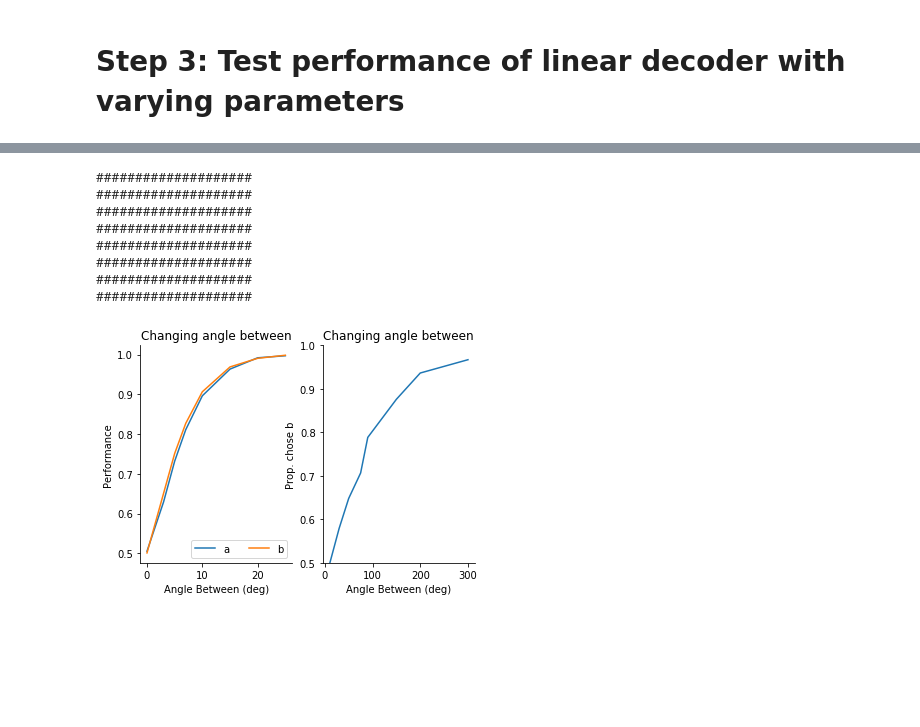
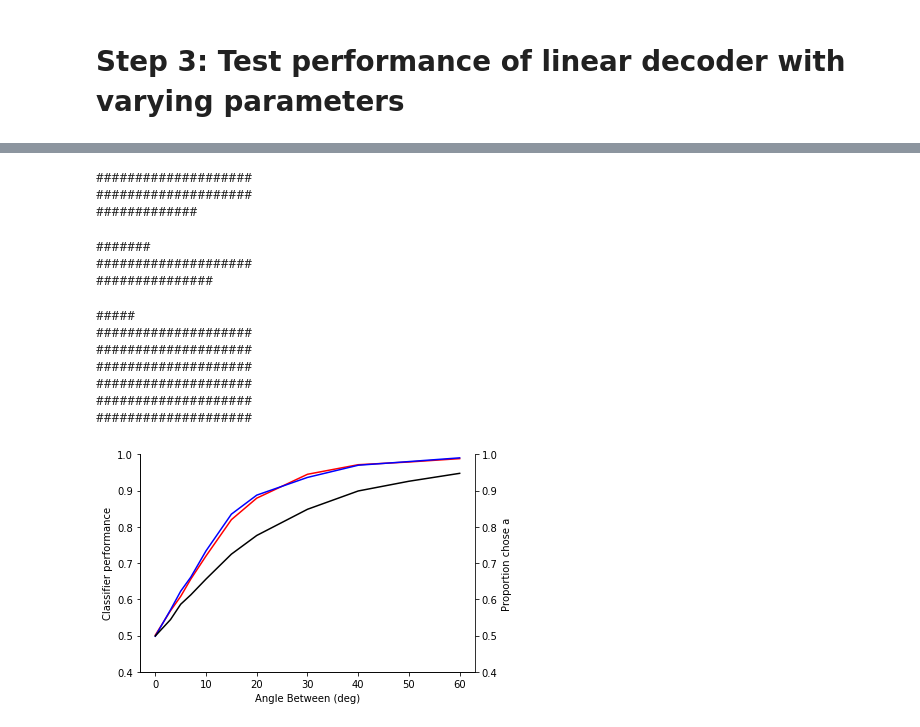
Before and after one commit to chacker17/CSHL22_courseProject, a Jupyter notebook: Multiplexing and population codes.ipynb, the cells around one changed output, grey strips where cells are left out. Cells and saved outputs as stored; diff of their text form; code cells hidden in the pictures; blank space fills up the shorter version.

```diff
--- a/Multiplexing and population codes.ipynb
+++ b/Multiplexing and population codes.ipynb
@@ -184,10 +182,10 @@ default_theta = 10 # angle between vectors a and b (deg)
 # %%
-num_units_range = [10, 30, 50, 75, 90, 150, 200, 300]
-perf_by_units_a = np.empty((len(num_units_range),))
-perf_by_units_b = np.empty((len(num_units_range),))
-prop_b_by_units = np.empty((len(num_units_range),))
-for i in range(0, len(num_units_range)):
-    mean_perf_a, mean_perf_b, prop_b = cross_validated_decoder(default_num_pres, num_units_range[i], default_prop_maj, default_theta)
-    perf_by_units_a[i] = np.nanmean(mean_perf_a)
-    perf_by_units_b[i] = np.nanmean(mean_perf_b)
-    prop_b_by_units[i] = np.nanmean(prop_b)
+# num_units_range = [10, 30, 50, 75, 90, 150, 200, 300]
+# perf_by_units_a = np.empty((len(num_units_range),))
+# perf_by_units_b = np.empty((len(num_units_range),))
+# prop_b_by_units = np.empty((len(num_units_range),))
+# for i in range(0, len(num_units_range)):
+#     mean_perf_a, mean_perf_b, prop_b = cross_validated_decoder(default_num_pres, num_units_range[i], default_prop_maj, default_theta)
+#     perf_by_units_a[i] = np.nanmean(mean_perf_a)
+#     perf_by_units_b[i] = np.nanmean(mean_perf_b)
+#     prop_b_by_units[i] = np.nanmean(prop_b)
@@ -230,5 +218,5 @@ plt.show()
 # %%
-theta_range = [0, 3, 5, 7, 10, 15, 20, 25]
+theta_range = [0, 3, 5, 7, 10, 15, 20, 30, 40, 50, 60]
 perf_by_units_a = np.empty((len(theta_range),))
 perf_by_units_b = np.empty((len(theta_range),))
 prop_b_by_units = np.empty((len(theta_range),))
@@ -240,40 +228,52 @@ for i in range(0, len(theta_range)):
 # %% [output]
 ####################
 ####################
-####################
-####################
-####################
-####################
-####################
-####################
+#############
+#######
+####################
+###############
+#####
+####################
+####################
+####################
+####################
+####################
+####################
 # %%
 # Plot for visualization
-f, (ax1, ax2) = plt.subplots(1, 2)
+# f, (ax1, ax2) = plt.subplots(1, 2, figsize=(8,3))
+fig, ax1 = plt.subplots()
 
-ax1.plot(theta_range, perf_by_units_a, label='a')
-ax1.plot(theta_range, perf_by_units_b, label='b')
+ax1.plot(theta_range, perf_by_units_a, 'r-', label='a')
+ax1.plot(theta_range, perf_by_units_b, 'b-', label='b')
 
-ax1.set_ylabel('Performance')
+ax1.set_ylabel('Classifier performance')
 ax1.set_xlabel('Angle Between (deg)')
-ax1.set_title('Changing angle between')
+# ax1.set_title('Changing angle between')
 ax1.spines['top'].set_visible(False)
 ax1.spines['right'].set_visible(False)
-ax1.legend()
-ax1.legend(ncol=2)
-plt.ylim((0.4, 1))
+# ax1.legend()
+# ax1.legend(ncol=2)
+ax1.set(ylim=((0.4, 1)))
+# ax1.tick_params(axis='y', color='b', labelcolor='b')
 
-ax2.plot(num_units_range, prop_b_by_units)
 
-ax2.set_ylabel('Prop. chose b')
+ax2 = ax1.twinx()
+ax2.plot(theta_range, 1-prop_b_by_units, 'k-')
+
+ax2.set_ylabel('Proportion chose a')
 ax2.set_xlabel('Angle Between (deg)')
-ax2.set_title('Changing angle between')
+# ax2.set_title('Changing angle between')
 ax2.spines['top'].set_visible(False)
-ax2.spines['right'].set_visible(False)
-plt.ylim((0.4, 1))
+# ax2.spines['right'].set_visible(False)
+ax2.set(ylim=((0.4, 1)))
+# ax2.spines['right'].set_color('k')
+# ax2.spines['left'].set_color('b')
+# ax2.tick_params(axis='y', color='k', labelcolor='k')
 
 plt.show()
 # %% [output]
-[figure, old version]
+[figure, new version]
 # %%
 propmaj_range = [0, 0.1, 0.2, 0.3, 0.4, 0.5, 0.6, 0.7, 0.8, 0.9, 1]
 perf_by_units_a = np.empty((len(propmaj_range),))
```
Also changed, not shown: parts of 10 cells of this notebook, 14 other files.
